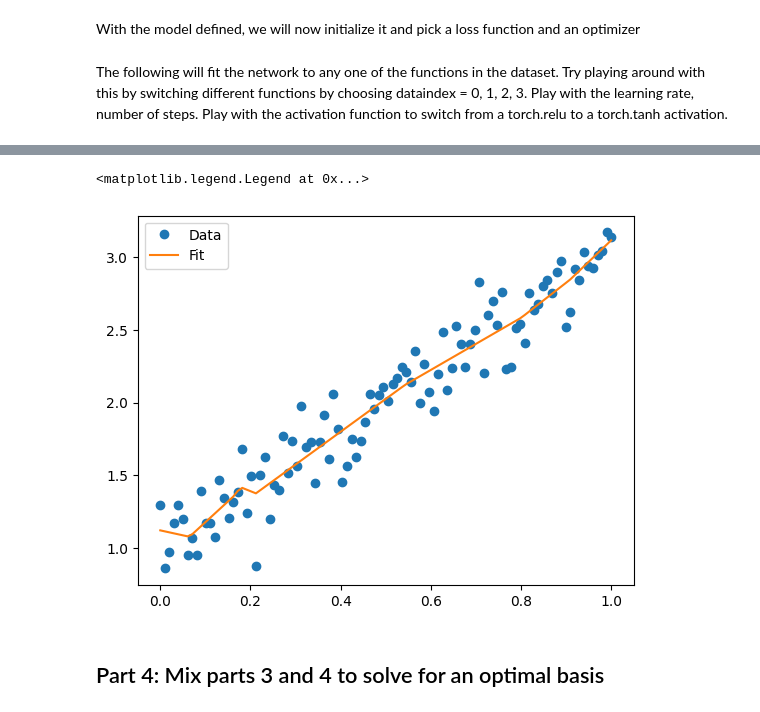
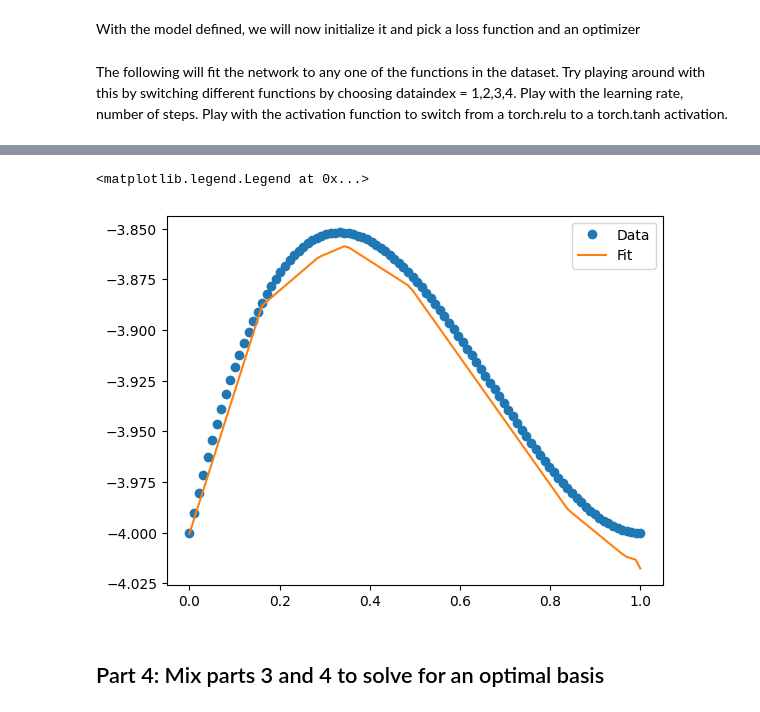
Before and after one commit to Royal4224/ENM_5320, a Jupyter notebook: Code/Lecture01.ipynb, the cells around one changed output, grey strips where cells are left out. Saved outputs shown, nothing was run; the diff lists cells and outputs as text; code cells hidden in the pictures.

```diff
--- a/Code/Lecture01.ipynb
+++ b/Code/Lecture01.ipynb
@@ -276,9 +267,8 @@ def f(x):
 x = torch.tensor(2.0, requires_grad=True)
 
 # Hyperparameters
-# lecture notes gave learning_rate as 0.1, num_iterations as 100
-learning_rate = 0.001
-num_iterations = 10000
+learning_rate = 0.1
+num_iterations = 100
 
 # Gradient descent loop
 for iteration in range(num_iterations):
@@ -484,10 +473,10 @@ layer = NeuralNetworkLayer()
 criterion = nn.MSELoss()
 optimizer = optim.Adam(layer.parameters(), lr=0.01)
 # %% [markdown]
-The following will fit the network to any one of the functions in the dataset. Try playing around with this by switching different functions by choosing dataindex = 0, 1, 2, 3. Play with the learning rate, number of steps. Play with the activation function to switch from a torch.relu to a torch.tanh activation.
+The following will fit the network to any one of the functions in the dataset. Try playing around with this by switching different functions by choosing dataindex = 1,2,3,4. Play with the learning rate, number of steps. Play with the activation function to switch from a torch.relu to a torch.tanh activation.
 # %%
 # Choose which function to fit the network to
-dataindex = 0
+dataindex = 1
 x_data = data_tensor[dataindex,0,:]
 y_data = data_tensor[dataindex,1,:]
 
@@ -524,5 +513,5 @@ Epoch [9001/10000], Loss: 0.0284
 <matplotlib.legend.Legend at 0x...>
-[figure, old version]
+[figure, new version]
 # %% [markdown]
 ## Part 4: Mix parts 3 and 4 to solve for an optimal basis ##
 # %% [markdown]
```
Also changed, not shown: parts of 10 cells of this notebook.
